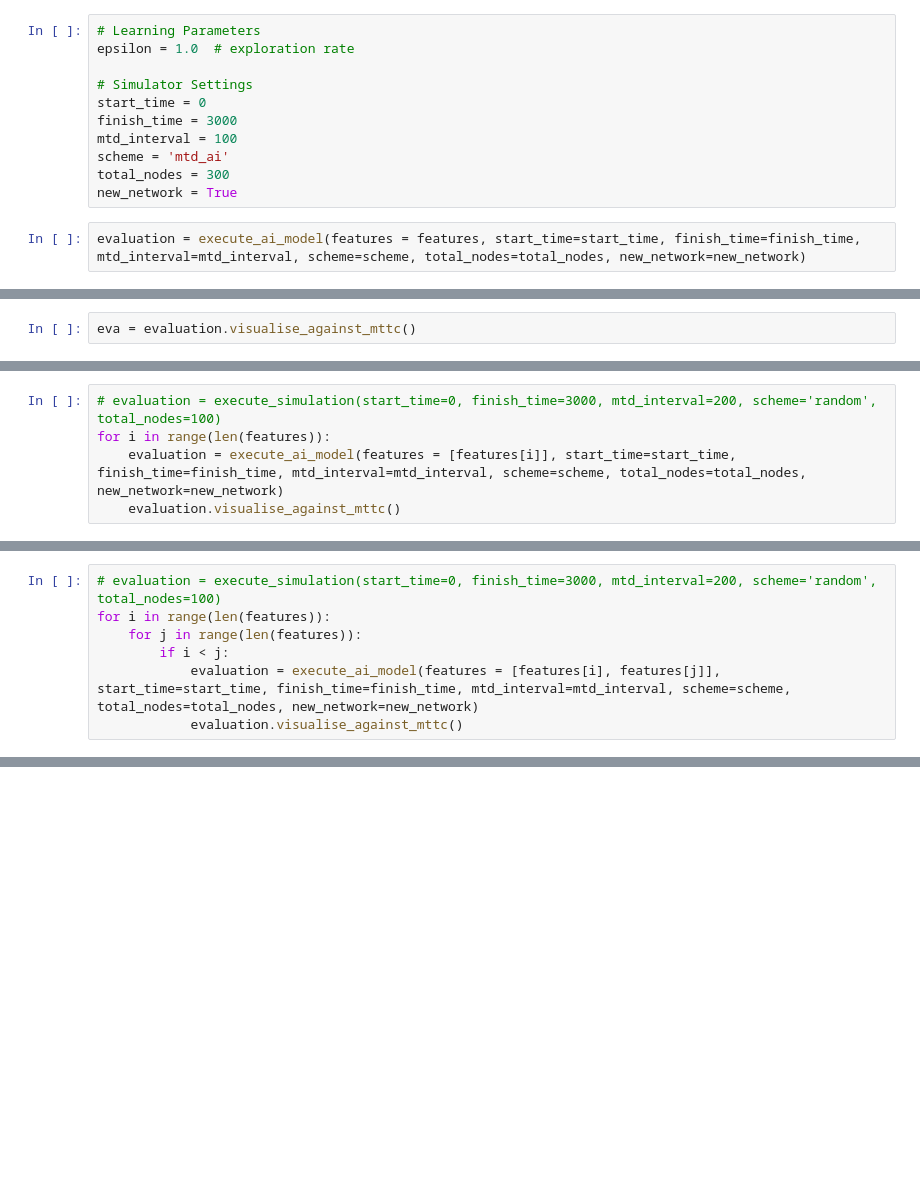
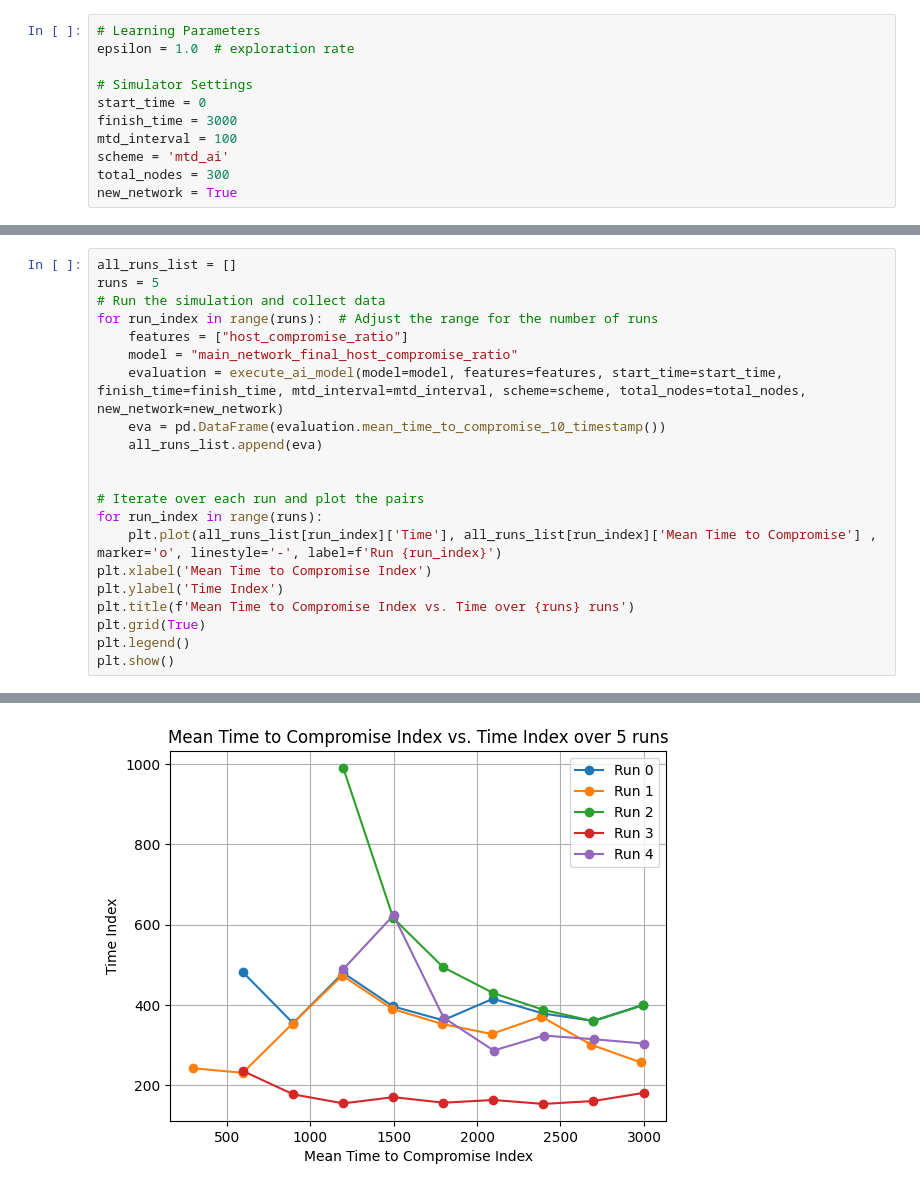
Before and after one commit to MoeBuTa/MTDSim, a Jupyter notebook: experiments/plot_metrics.ipynb, the cells around one changed output, grey strips where cells are left out. Saved outputs shown, nothing was run; the diff lists cells and outputs as text; blank space fills up the shorter version.

```diff
--- a/experiments/plot_metrics.ipynb
+++ b/experiments/plot_metrics.ipynb
@@ -40,5 +38,3 @@ mtd_interval = 100
 scheme = 'mtd_ai'
 total_nodes = 300
 new_network = True
-# %%
-evaluation = execute_ai_model(features = features, start_time=start_time, finish_time=finish_time, mtd_interval=mtd_interval, scheme=scheme, total_nodes=total_nodes, new_network=new_network)
@@ -63,2 +40,0 @@ MTD: ServiceDiversity triggered 2918.1s
-# %%
-eva = evaluation.visualise_against_mttc()
@@ -67,5 +40,0 @@ eva = evaluation.visualise_against_mttc()
-# %%
-# evaluation = execute_simulation(start_time=0, finish_time=3000, mtd_interval=200, scheme='random', total_nodes=100)
-for i in range(len(features)):
-    evaluation = execute_ai_model(features = [features[i]], start_time=start_time, finish_time=finish_time, mtd_interval=mtd_interval, scheme=scheme, total_nodes=total_nodes, new_network=new_network)
-    evaluation.visualise_against_mttc()
@@ -184,7 +40,0 @@ MTD: IPShuffle triggered 2911.9s
-# %%
-# evaluation = execute_simulation(start_time=0, finish_time=3000, mtd_interval=200, scheme='random', total_nodes=100)
-for i in range(len(features)):
-    for j in range(len(features)):
-        if i < j:
-            evaluation = execute_ai_model(features = [features[i], features[j]], start_time=start_time, finish_time=finish_time, mtd_interval=mtd_interval, scheme=scheme, total_nodes=total_nodes, new_network=new_network)
-            evaluation.visualise_against_mttc()
@@ -301,0 +41,22 @@ MTD: IPShuffle triggered 2914.6s
+# %%
+all_runs_list = []
+runs = 5
+# Run the simulation and collect data
+for run_index in range(runs):  # Adjust the range for the number of runs
+    features = ["host_compromise_ratio"]
+    model = "main_network_final_host_compromise_ratio"
+    evaluation = execute_ai_model(model=model, features=features, start_time=start_time, finish_time=finish_time, mtd_interval=mtd_interval, scheme=scheme, total_nodes=total_nodes, new_network=new_network)
+    eva = pd.DataFrame(evaluation.mean_time_to_compromise_10_timestamp())
+    all_runs_list.append(eva)
+
+
+# Iterate over each run and plot the pairs
+for run_index in range(runs):
+    plt.plot(all_runs_list[run_index]['Time'], all_runs_list[run_index]['Mean Time to Compromise'] , marker='o', linestyle='-', label=f'Run {run_index}')
+plt.xlabel('Mean Time to Compromise Index')
+plt.ylabel('Time Index')
+plt.title(f'Mean Time to Compromise Index vs. Time over {runs} runs')
+plt.grid(True)
+plt.legend()
+plt.show()
+# %% [output]
@@ -301,0 +80 @@ MTD: IPShuffle triggered 2914.6s
+[figure, added]
```
Also changed, not shown: parts of 8 cells of this notebook, 18 other files.
